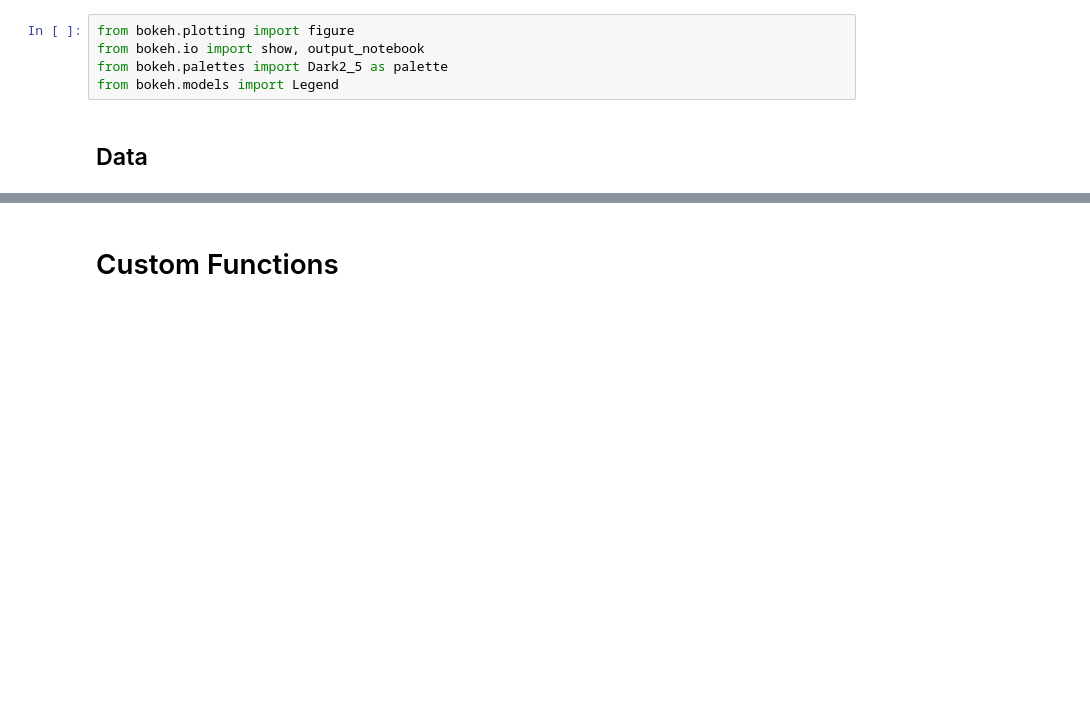
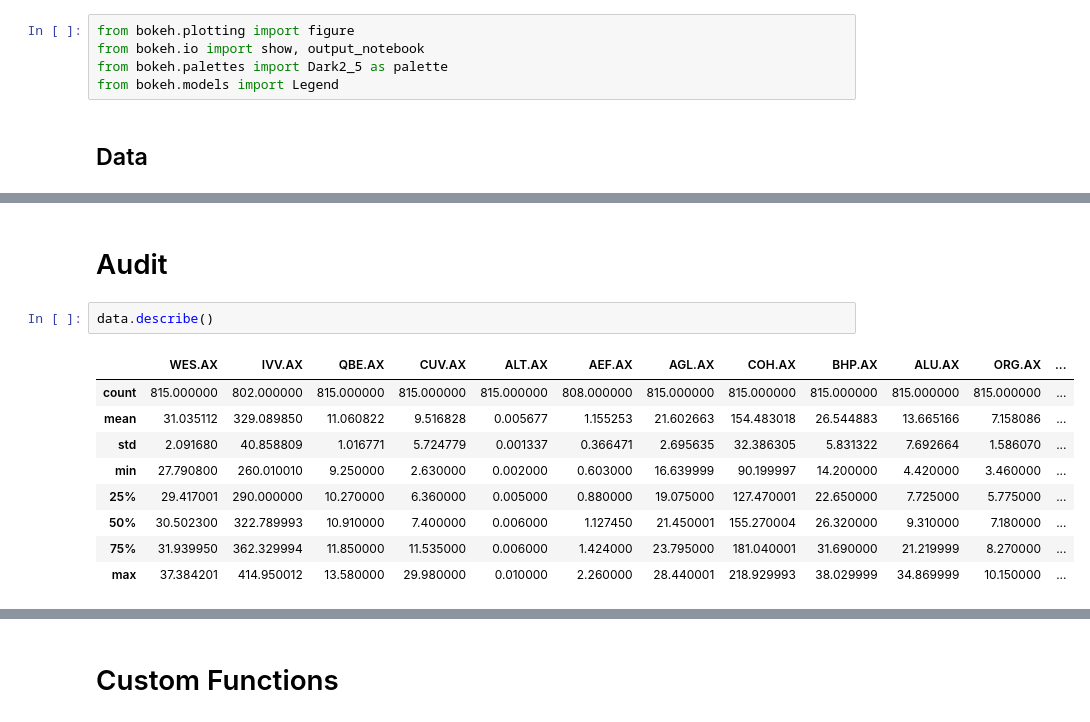
Before and after one commit to hsteinshiromoto/app.share_portfolio, a Jupyter notebook: notebooks/1.0-momentum_analysis.ipynb, the cells around one changed output, grey strips where cells are left out. Cells and saved outputs as stored; diff of their text form; blank space fills up the shorter version.

```diff
--- a/notebooks/1.0-momentum_analysis.ipynb
+++ b/notebooks/1.0-momentum_analysis.ipynb
@@ -53,0 +62,14 @@ stocks_df.dropna(how="all", inplace=True)
+# %% [markdown]
+# Audit
+# %%
+data.describe()
+# %% [output]
+|  | WES.AX | IVV.AX | QBE.AX | CUV.AX | ALT.AX | AEF.AX | AGL.AX | COH.AX | BHP.AX | ALU.AX | ORG.AX | ... |
+| count | 815.000000 | 802.000000 | 815.000000 | 815.000000 | 815.000000 | 808.000000 | 815.000000 | 815.000000 | 815.000000 | 815.000000 | 815.000000 | ... |
+| mean | 31.035112 | 329.089850 | 11.060822 | 9.516828 | 0.005677 | 1.155253 | 21.602663 | 154.483018 | 26.544883 | 13.665166 | 7.158086 | ... |
+| std | 2.091680 | 40.858809 | 1.016771 | 5.724779 | 0.001337 | 0.366471 | 2.695635 | 32.386305 | 5.831322 | 7.692664 | 1.586070 | ... |
+| min | 27.790800 | 260.010010 | 9.250000 | 2.630000 | 0.002000 | 0.603000 | 16.639999 | 90.199997 | 14.200000 | 4.420000 | 3.460000 | ... |
+| 25% | 29.417001 | 290.000000 | 10.270000 | 6.360000 | 0.005000 | 0.880000 | 19.075000 | 127.470001 | 22.650000 | 7.725000 | 5.775000 | ... |
+| 50% | 30.502300 | 322.789993 | 10.910000 | 7.400000 | 0.006000 | 1.127450 | 21.450001 | 155.270004 | 26.320000 | 9.310000 | 7.180000 | ... |
+| 75% | 31.939950 | 362.329994 | 11.850000 | 11.535000 | 0.006000 | 1.424000 | 23.795000 | 181.040001 | 31.690000 | 21.219999 | 8.270000 | ... |
+| max | 37.384201 | 414.950012 | 13.580000 | 29.980000 | 0.010000 | 2.260000 | 28.440001 | 218.929993 | 38.029999 | 34.869999 | 10.150000 | ... |
```
Also changed, not shown: parts of 17 cells of this notebook.
